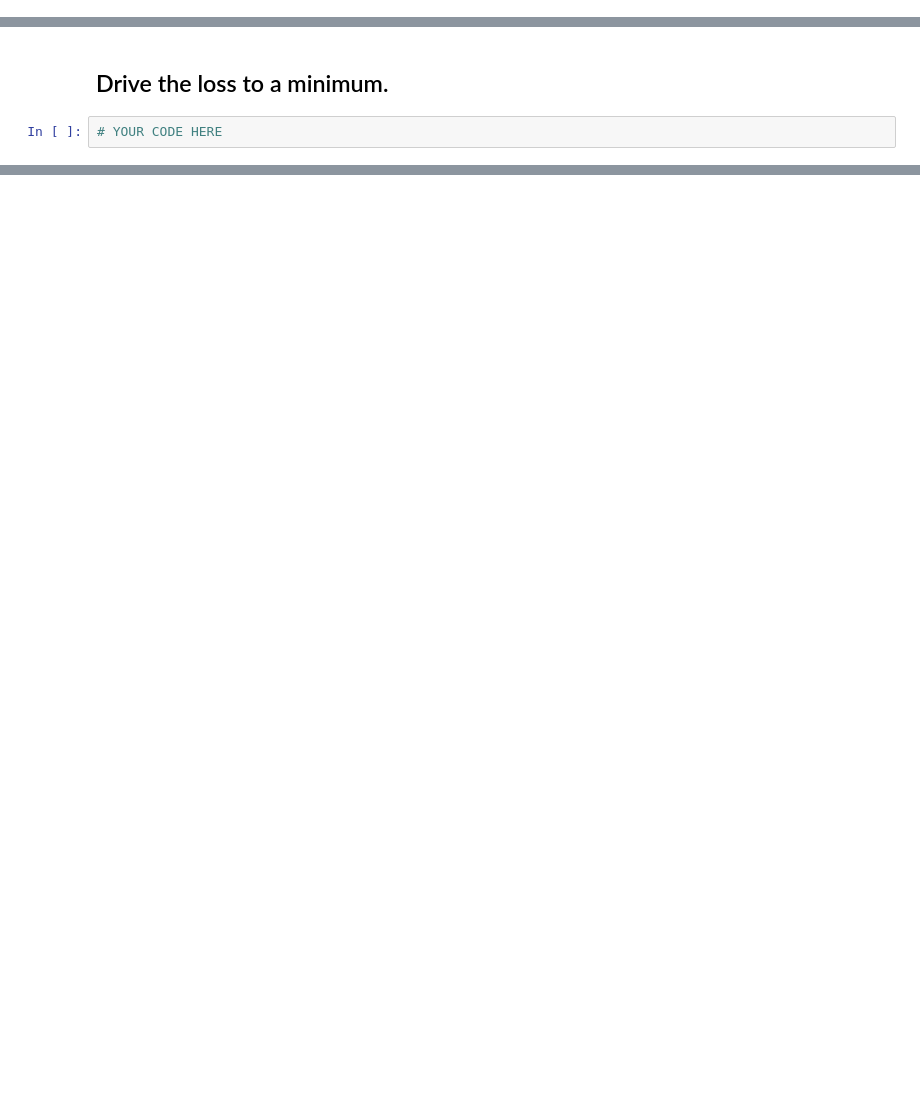
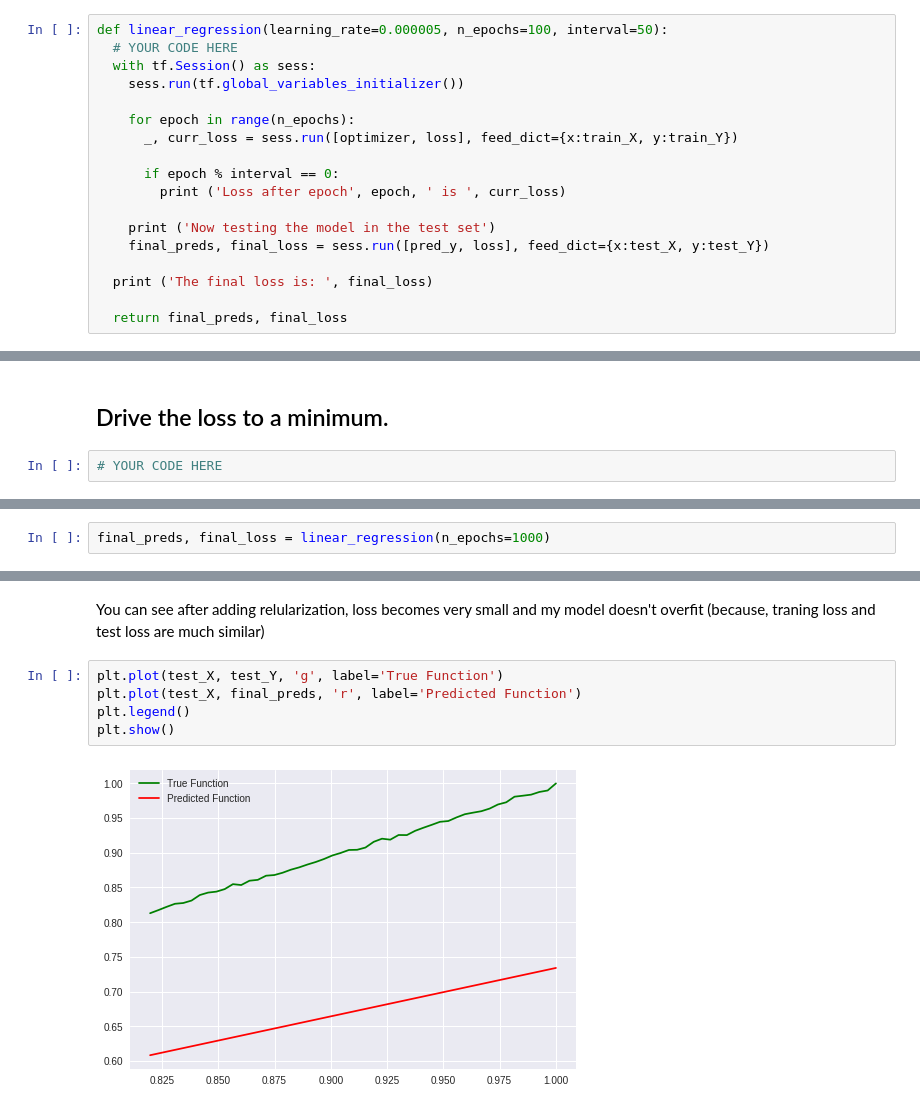
Before and after one commit to MLCCKolkata/Assignment-4, a Jupyter notebook: First_Date_with_TensorFlow.ipynb, the cells around one changed output, grey strips where cells are left out. Saved outputs shown, nothing was run; the diff lists cells and outputs as text; blank space fills up the shorter version.

```diff
--- a/First_Date_with_TensorFlow.ipynb
+++ b/First_Date_with_TensorFlow.ipynb
@@ -305,2 +374,20 @@ def linear_regression(learning_rate=0.000005, n_epochs=100, interval=50):
+# %%
+def linear_regression(learning_rate=0.000005, n_epochs=100, interval=50):
+  # YOUR CODE HERE
+  with tf.Session() as sess:
+    sess.run(tf.global_variables_initializer())
+
+    for epoch in range(n_epochs):
+      _, curr_loss = sess.run([optimizer, loss], feed_dict={x:train_X, y:train_Y})
+
+      if epoch % interval == 0:
+        print ('Loss after epoch', epoch, ' is ', curr_loss)
+
+    print ('Now testing the model in the test set')
+    final_preds, final_loss = sess.run([pred_y, loss], feed_dict={x:test_X, y:test_Y})
+
+  print ('The final loss is: ', final_loss)
+
+  return final_preds, final_loss
 # %%
 # Okay! Now let's tweak!
@@ -313,0 +442,2 @@ linear_regression(learning_rate=0.0000006, n_epochs=1000)
+# %%
+final_preds, final_loss = linear_regression(n_epochs=1000)
@@ -313,0 +462,9 @@ linear_regression(learning_rate=0.0000006, n_epochs=1000)
+# %% [markdown]
+You can see after adding relularization, loss becomes very small and my model doesn't overfit (because, traning loss and test loss are much similar)
+# %%
+plt.plot(test_X, test_Y, 'g', label='True Function')
+plt.plot(test_X, final_preds, 'r', label='Predicted Function')
+plt.legend()
+plt.show()
+# %% [output]
+[figure, added]
```
Also changed, not shown: parts of 14 cells of this notebook.
